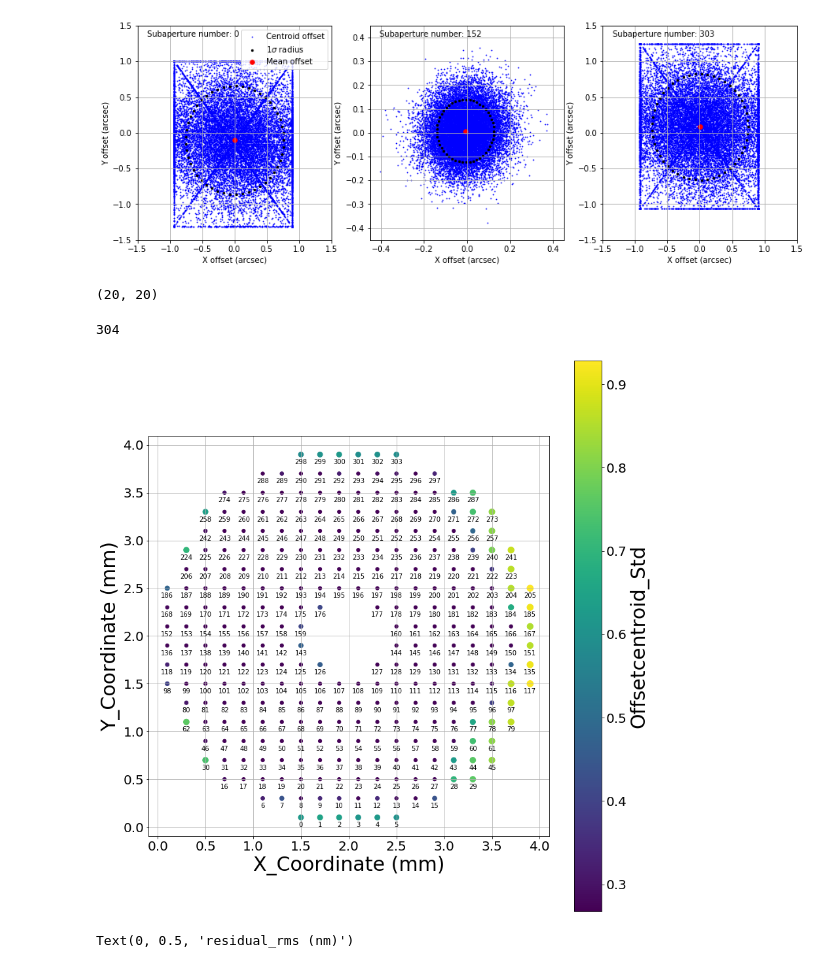
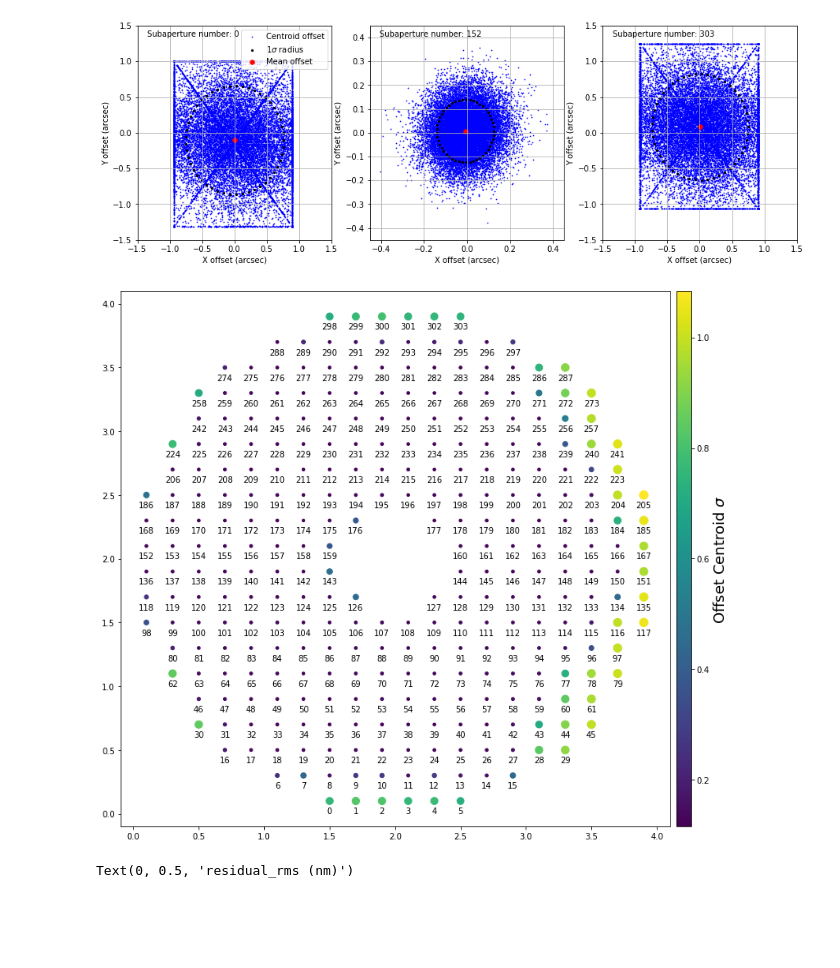
Before and after one commit to eramey16/berkeley_research, a Jupyter notebook: Keck_Performance/Analyzing_Long_Term_Performance.ipynb, the cells around one changed output. Drawn from its saved outputs; the diff is of its cells as text; code cells hidden in the pictures; blank space fills up the shorter version.

```diff
--- a/Keck_Performance/Analyzing_Long_Term_Performance.ipynb
+++ b/Keck_Performance/Analyzing_Long_Term_Performance.ipynb
@@ -262,65 +257,12 @@ def plot_array(map_file=sub_ap_file, spacing=0.2, start=(0.1,0.1)):
-# %%
-### Don't really know what this does (maybe maps lenslet numbers to positions?)
-txt_file = open("ao_telemetry/sub_ap_map.txt", 'r')
-
-exact_x = []
-exact_y = []
-start_y = 0.1
-count = 0
-for info in txt_file.readlines():
-    start_x = 0.1
-
-    line = list(info)
-    for i in line:
-        if i is not " " and i is not '\n':
-            if int(i) != 0:
-                exact_x.append(start_x)
-                exact_y.append(start_y)
-            start_x += 0.2
-    start_y += 0.2
-
-str_txt = [str(i) for i in range(304)]
-sub_aps = pd.read_csv("ao_telemetry/sub_ap_map.txt", delim_whitespace=True, header=None).to_numpy()
-x = np.arange(.1, .1+20*.2, .2)
-y = np.arange(.1, .1+20*.2, .2)
-xx, yy = np.meshgrid(x, y)
-xx = xx*sub_aps
-yy = yy*sub_aps
-sub_aps.shape
-# %% [output]
-(20, 20)
+# %%
+p_util.plot_array(data)
+# %% [output]
+[figure, added]
 # %%
-std_all = np.sqrt(np.std(data.a.offsetcentroid[0][:,range(0, 608, 2)], axis = 0)**2 + np.std(data.a.offsetcentroid[0][:,range(1, 608, 2)])**2)
-len(std_all)
+### Calculate standard deviation
+x_std = np.std(data.a.offsetcentroid[0][:, range(0, 608, 2)], axis=0)
+y_std = np.std(data.a.offsetcentroid[0][:, range(1, 608, 2)], axis=0)
+std_all = np.sqrt(x_std**2 + y_std**2)
-# %% [output]
-304
-# %%
-cmap = mpl.cm.viridis
-a = pd.Series(std_all)
-fig = plt.figure(figsize = (12, 12))
-plt.scatter(exact_x, exact_y, s = a * 100, c = a, cmap = cmap) ## For different files, we might need to change the size "s=a*100", to "s=a*500"
-                                                               ## or other number to make it easier to see
-ax = plt.gca()
-ax.set_aspect('equal')
-plt.colorbar().set_label(label = 'Offsetcentroid_Std', size = 30)
-fig2 = plt.gcf()
-cbar_ax = fig2.axes[-1]
-cbar_ax.tick_params(labelsize=20)
-
-i = 0
-while i < 304:
-    plt.text(exact_x[i], exact_y[i] - 0.1, str_txt[i],horizontalalignment='center')
-    i += 1
-
-plt.xlabel('X_Coordinate (mm)', fontsize = 30)
-plt.ylabel('Y_Coordinate (mm)', fontsize = 30)
-plt.xticks(fontsize = 20)
-plt.yticks(fontsize = 20)
-plt.tight_layout()
-plt.grid()
-plt.show()
-# %% [output]
-[figure, removed]
 # %%
 # Different data
 testfile2 = "/g/lu/data/keck_telemetry/20170505/sdata904/nirc15/2017may05/n0130_LGS_trs.sav"
```
Also changed, not shown: parts of 7 cells of this notebook, 2 other files.
